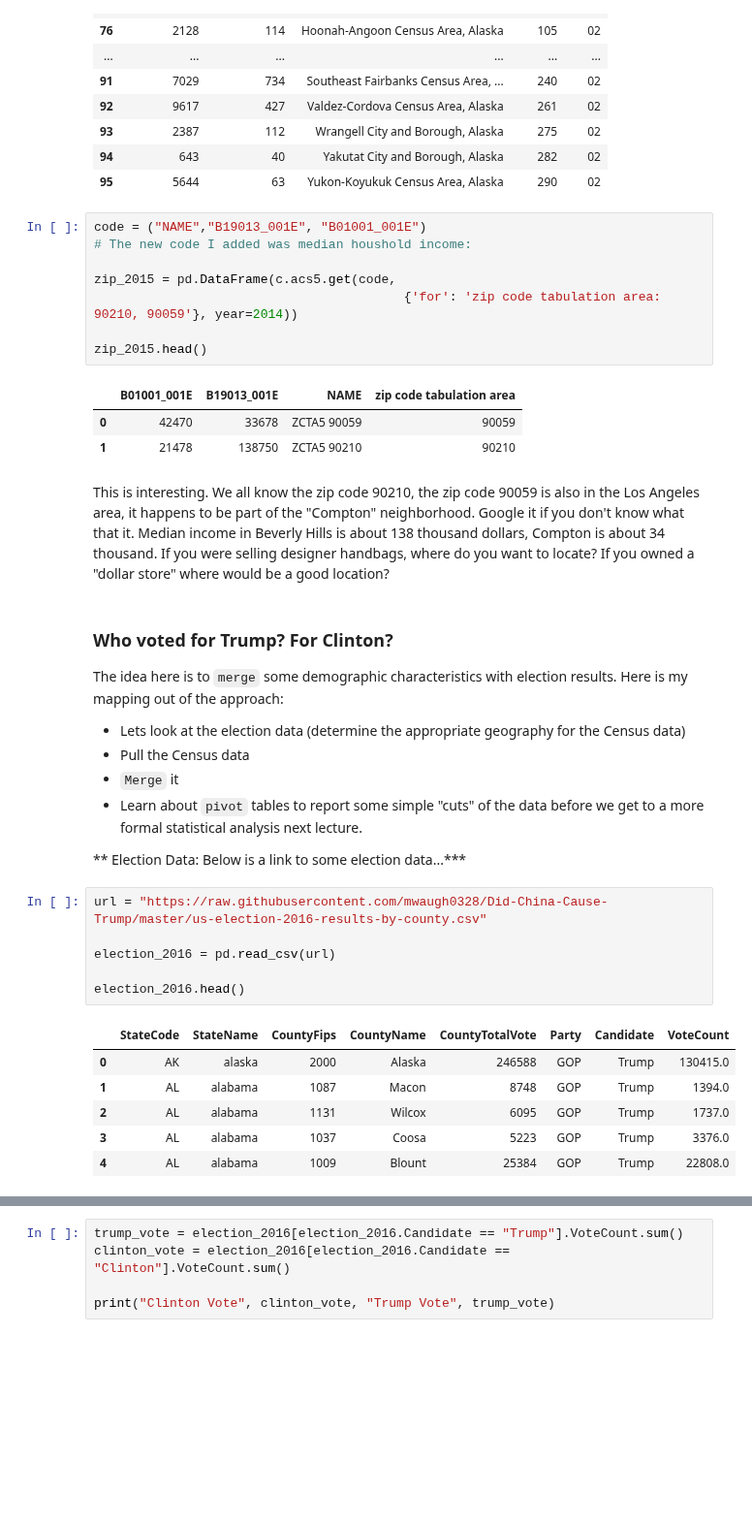
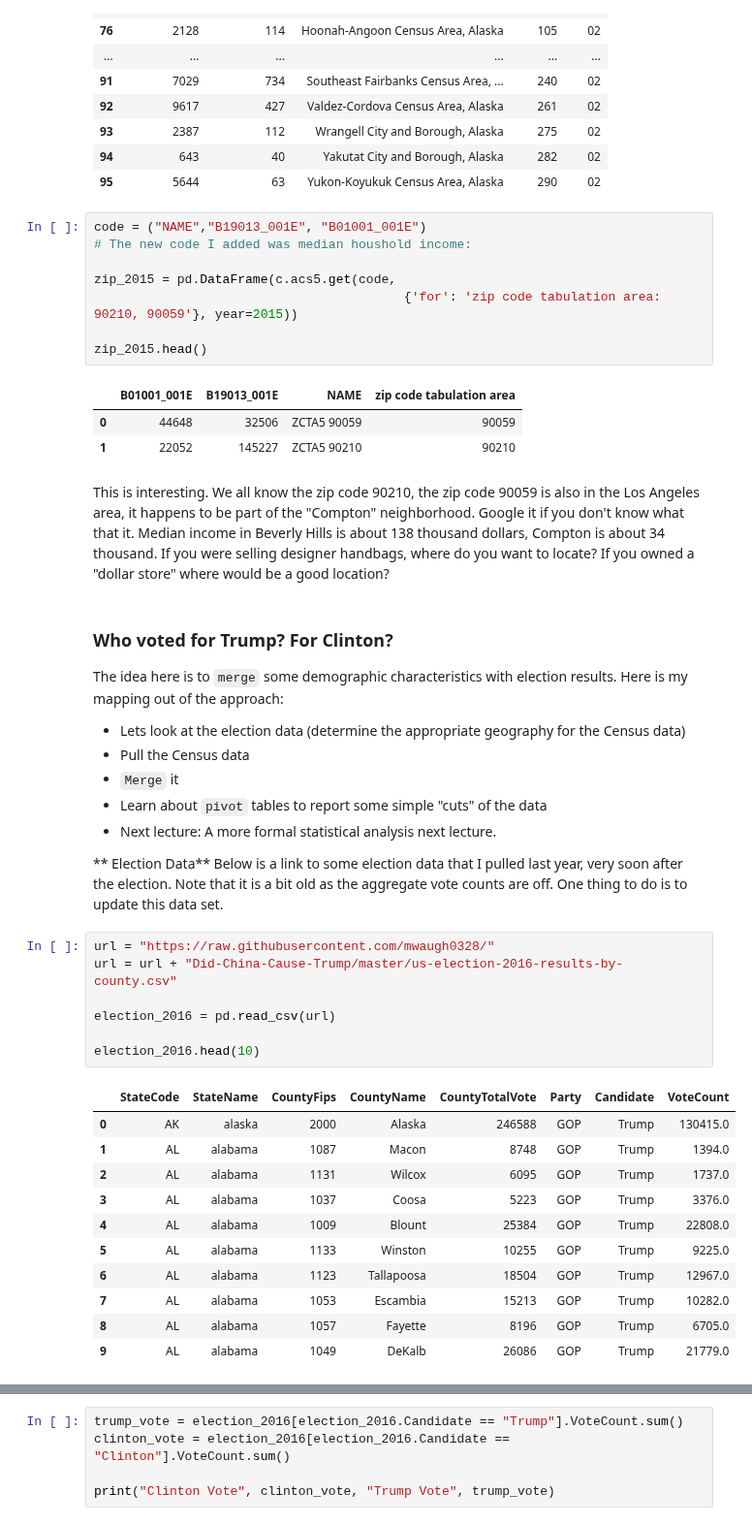
Before and after one commit to mwaugh0328/Data_Bootcamp_Fall_2017, a Jupyter notebook: data_bootcamp_1120/census_notebook.ipynb, the cells around one changed output, grey strips where cells are left out. Shown at 97% size. Saved outputs shown, nothing was run; the diff lists cells and outputs as text; blank space fills up the shorter version.

```diff
--- a/data_bootcamp_1120/census_notebook.ipynb
+++ b/data_bootcamp_1120/census_notebook.ipynb
@@ -181,13 +183,13 @@ code = ("NAME","B19013_001E", "B01001_001E")
 # The new code I added was median houshold income:
 
 zip_2015 = pd.DataFrame(c.acs5.get(code,
-                                         {'for': 'zip code tabulation area: 90210, 90059'}, year=2014))
+                                         {'for': 'zip code tabulation area: 90210, 90059'}, year=2015))
 
 zip_2015.head()
 # %% [output]
 |  | B01001_001E | B19013_001E | NAME | zip code tabulation area |
-| 0 | 42470 | 33678 | ZCTA5 90059 | 90059 |
-| 1 | 21478 | 138750 | ZCTA5 90210 | 90210 |
+| 0 | 44648 | 32506 | ZCTA5 90059 | 90059 |
+| 1 | 22052 | 145227 | ZCTA5 90210 | 90210 |
 # %% [markdown]
 This is interesting. We all know the zip code 90210, the zip code 90059 is also in the Los Angeles area, it happens to be part of the "Compton" neighborhood. Google it if you don't know what that it. Median income in Beverly Hills is about 138 thousand dollars, Compton is about 34 thousand. If you were selling designer handbags, where do you want to locate? If you owned a "dollar store" where would be a good location?
 # %% [markdown]
@@ -197,19 +199,26 @@ The idea here is to `merge` some demographic characteristics with election resul
 - Lets look at the election data (determine the appropriate geography for the Census data)
 - Pull the Census data
 - `Merge` it
-- Learn about `pivot` tables to report some simple "cuts" of the data before we get to a more formal statistical analysis next lecture.
+- Learn about `pivot` tables to report some simple "cuts" of the data
+- Next lecture: A more formal statistical analysis next lecture.
 
-** Election Data: Below is a link to some election data...***
+** Election Data** Below is a link to some election data that I pulled last year, very soon after the election. Note that it is a bit old as the aggregate vote counts are off. One thing to do is to update this data set.
 # %%
-url = "https://raw.githubusercontent.com/mwaugh0328/Did-China-Cause-Trump/master/us-election-2016-results-by-county.csv"
+url = "https://raw.githubusercontent.com/mwaugh0328/"
+url = url + "Did-China-Cause-Trump/master/us-election-2016-results-by-county.csv"
 
 election_2016 = pd.read_csv(url)
 
-election_2016.head()
+election_2016.head(10)
 # %% [output]
 |  | StateCode | StateName | CountyFips | CountyName | CountyTotalVote | Party | Candidate | VoteCount |
 | 0 | AK | alaska | 2000 | Alaska | 246588 | GOP | Trump | 130415.0 |
 | 1 | AL | alabama | 1087 | Macon | 8748 | GOP | Trump | 1394.0 |
 | 2 | AL | alabama | 1131 | Wilcox | 6095 | GOP | Trump | 1737.0 |
 | 3 | AL | alabama | 1037 | Coosa | 5223 | GOP | Trump | 3376.0 |
 | 4 | AL | alabama | 1009 | Blount | 25384 | GOP | Trump | 22808.0 |
+| 5 | AL | alabama | 1133 | Winston | 10255 | GOP | Trump | 9225.0 |
+| 6 | AL | alabama | 1123 | Tallapoosa | 18504 | GOP | Trump | 12967.0 |
+| 7 | AL | alabama | 1053 | Escambia | 15213 | GOP | Trump | 10282.0 |
+| 8 | AL | alabama | 1057 | Fayette | 8196 | GOP | Trump | 6705.0 |
+| 9 | AL | alabama | 1049 | DeKalb | 26086 | GOP | Trump | 21779.0 |
```
Also changed, not shown: parts of 33 cells of this notebook.
